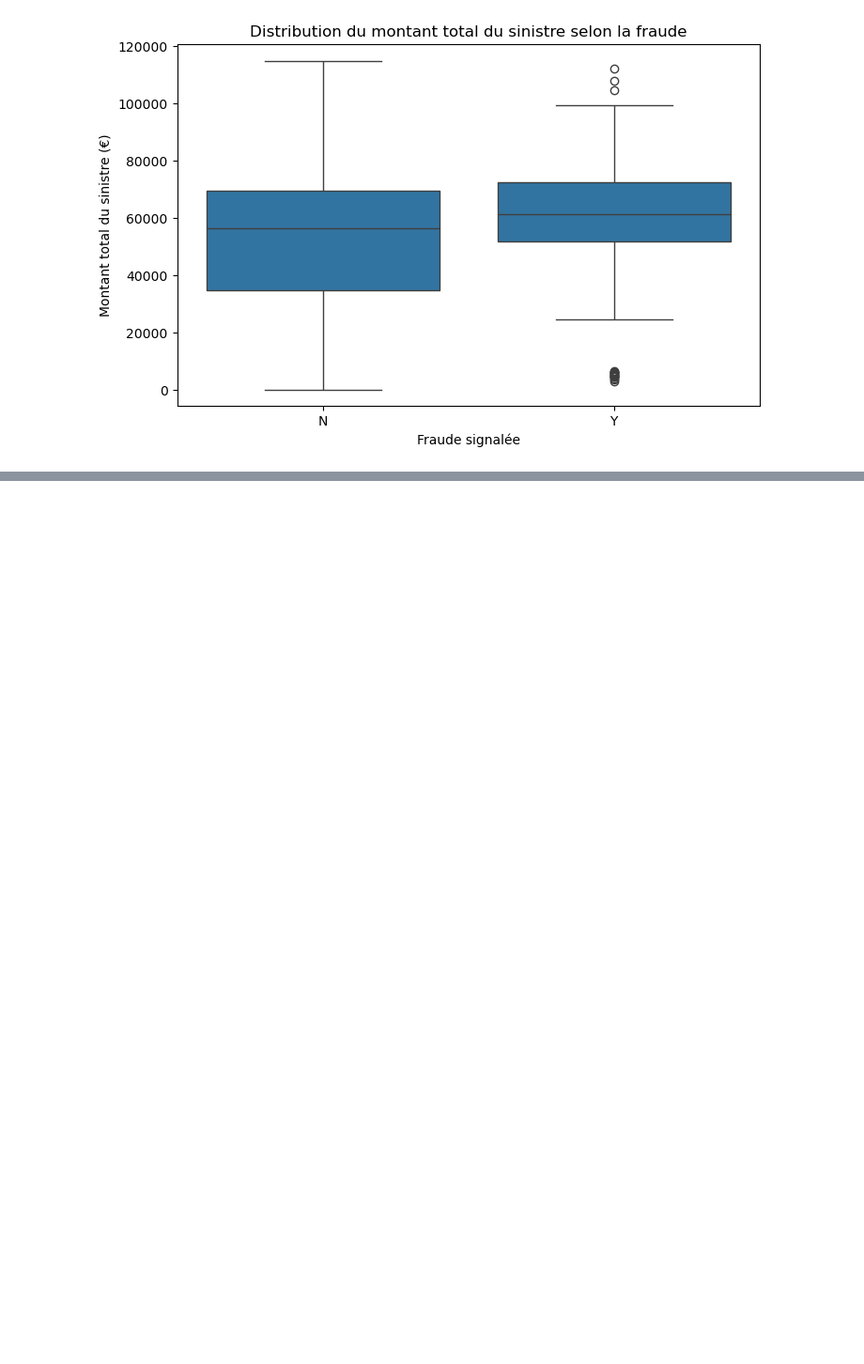
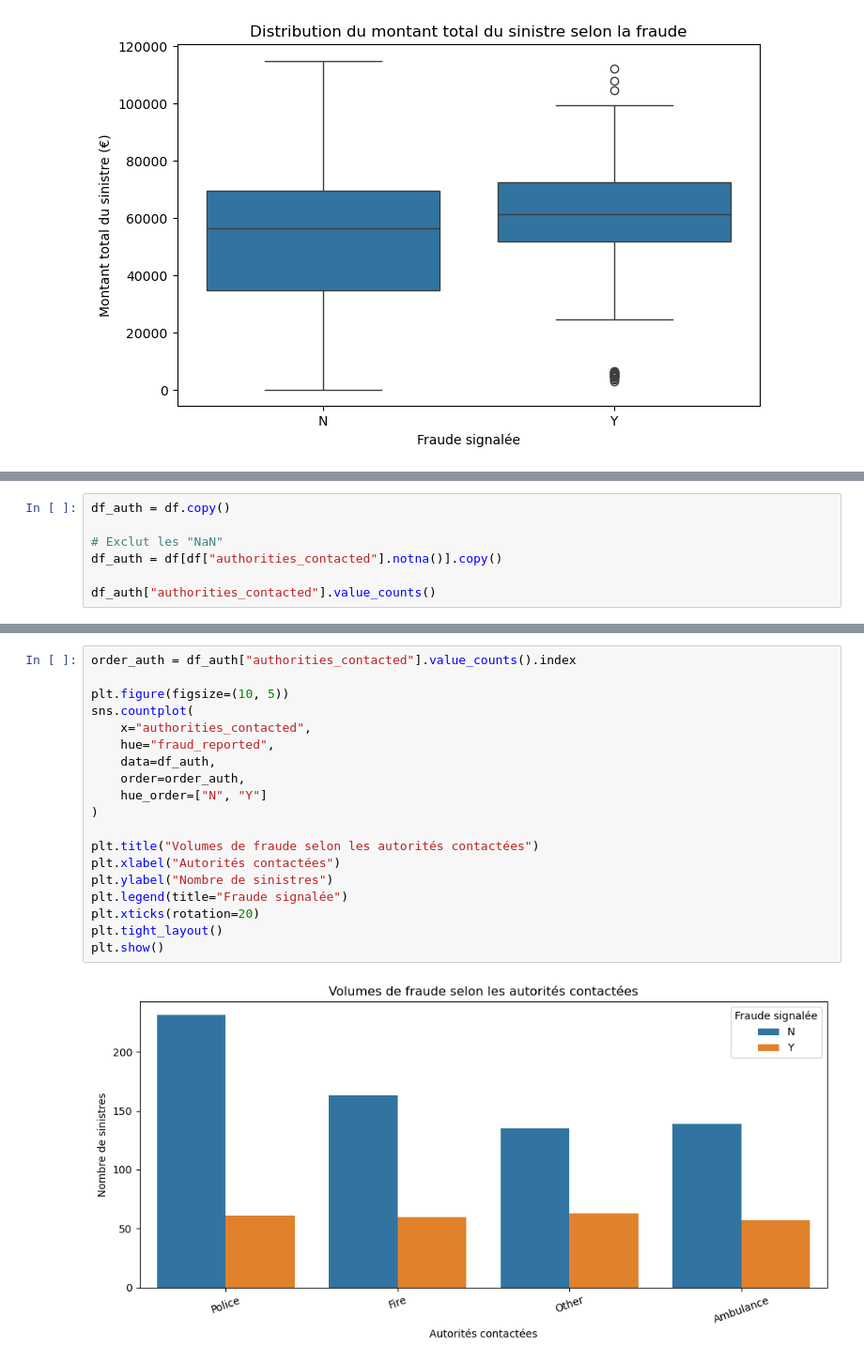
Before and after one commit to DataScientest-Studio/sep25cds_predisinistre, a Jupyter notebook: notebooks/01_EDA.ipynb, the cells around one changed output, grey strips where cells are left out. Shown at 94% size. Drawn from its saved outputs; the diff is of its cells as text; blank space fills up the shorter version.

```diff
--- a/notebooks/01_EDA.ipynb
+++ b/notebooks/01_EDA.ipynb
@@ -426,0 +561,7 @@ Cela justifie l’exploration de variables complémentaires liées à la gravit
+# %%
+df_auth = df.copy()
+
+# Exclut les "NaN"
+df_auth = df[df["authorities_contacted"].notna()].copy()
+
+df_auth["authorities_contacted"].value_counts()
@@ -426,0 +586,21 @@ Cela justifie l’exploration de variables complémentaires liées à la gravit
+# %%
+order_auth = df_auth["authorities_contacted"].value_counts().index
+
+plt.figure(figsize=(10, 5))
+sns.countplot(
+    x="authorities_contacted",
+    hue="fraud_reported",
+    data=df_auth,
+    order=order_auth,
+    hue_order=["N", "Y"]
+)
+
+plt.title("Volumes de fraude selon les autorités contactées")
+plt.xlabel("Autorités contactées")
+plt.ylabel("Nombre de sinistres")
+plt.legend(title="Fraude signalée")
+plt.xticks(rotation=20)
+plt.tight_layout()
+plt.show()
+# %% [output]
+[figure, added]
```
Also changed, not shown: parts of 55 cells of this notebook.
